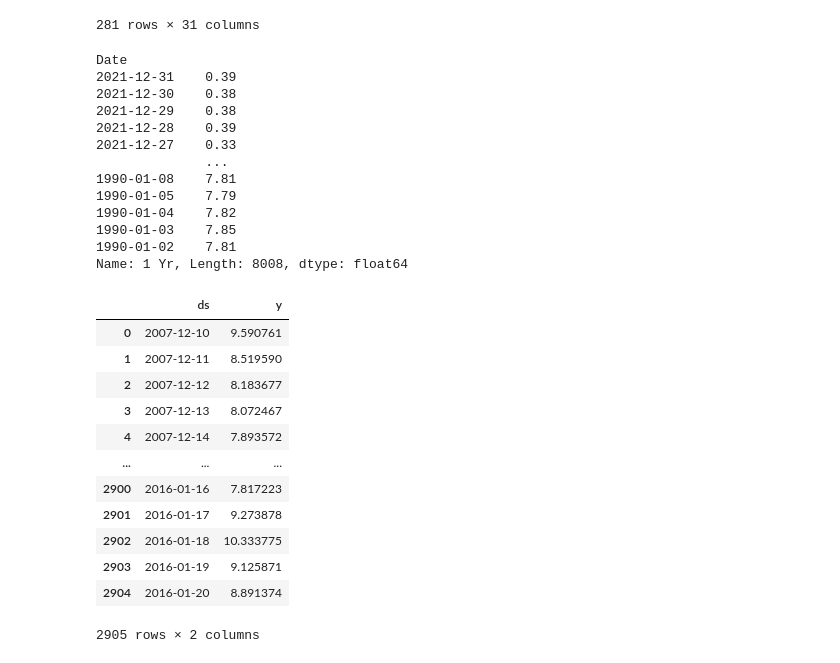
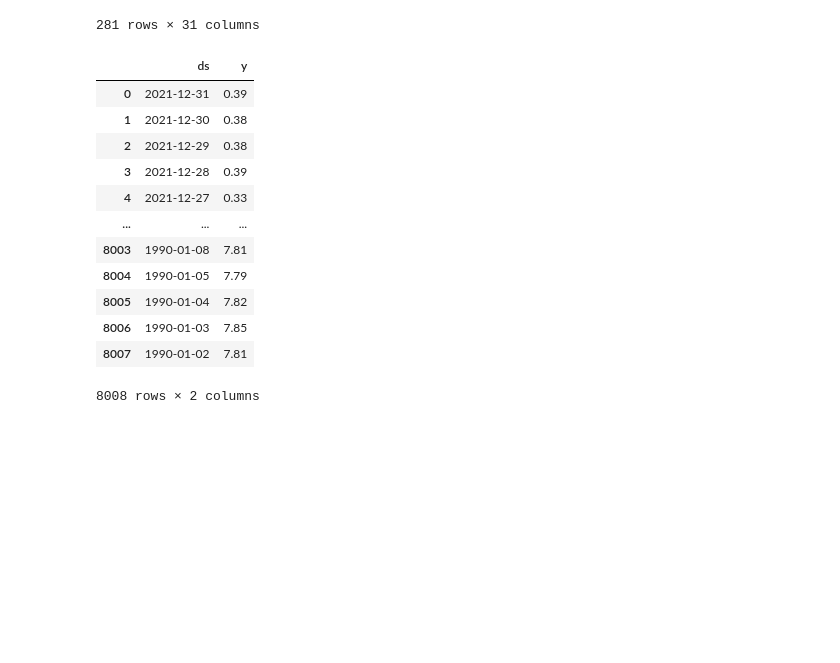
Before and after one commit to fintech-lex/finance-starterkit, a Jupyter notebook: FinWin.ipynb, the cells around one changed output. Saved outputs shown, nothing was run; the diff lists cells and outputs as text; code cells hidden in the pictures; blank space fills up the shorter version.

```diff
--- a/FinWin.ipynb
+++ b/FinWin.ipynb
@@ -154,44 +154,33 @@ fed_csv
 # %%
 # Future Predictability Model
 
 # We'll be using Prophet for this
 
 from prophet import Prophet
 
 # Prepare model and clean up data
 
 new_df = yield_csv['1 Yr']
 
+new_df = new_df.reset_index()
+
+new_df = new_df.rename(columns={'Date': 'ds', '1 Yr': 'y'})
+
 display(new_df)
-
-display(df)
 # %% [output]
+|  | ds | y |
+| 0 | 2021-12-31 | 0.39 |
+| 1 | 2021-12-30 | 0.38 |
+| 2 | 2021-12-29 | 0.38 |
+| 3 | 2021-12-28 | 0.39 |
+| 4 | 2021-12-27 | 0.33 |
+| ... | ... | ... |
+| 8003 | 1990-01-08 | 7.81 |
+| 8004 | 1990-01-05 | 7.79 |
+| 8005 | 1990-01-04 | 7.82 |
+| 8006 | 1990-01-03 | 7.85 |
+| 8007 | 1990-01-02 | 7.81 |
-Date
-2021-12-31    0.39
-2021-12-30    0.38
-2021-12-29    0.38
-2021-12-28    0.39
-2021-12-27    0.33
-              ...
-1990-01-08    7.81
-1990-01-05    7.79
-1990-01-04    7.82
-1990-01-03    7.85
-1990-01-02    7.81
-Name: 1 Yr, Length: 8008, dtype: float64
+8008 rows × 2 columns
-|  | ds | y |
-| 0 | 2007-12-10 | 9.590761 |
-| 1 | 2007-12-11 | 8.519590 |
-| 2 | 2007-12-12 | 8.183677 |
-| 3 | 2007-12-13 | 8.072467 |
-| 4 | 2007-12-14 | 7.893572 |
-| ... | ... | ... |
-| 2900 | 2016-01-16 | 7.817223 |
-| 2901 | 2016-01-17 | 9.273878 |
-| 2902 | 2016-01-18 | 10.333775 |
-| 2903 | 2016-01-19 | 9.125871 |
-| 2904 | 2016-01-20 | 8.891374 |
-2905 rows × 2 columns
 # %%
 # Model Creation
 
```
Also changed, not shown: parts of 6 cells of this notebook, 2 other files.
